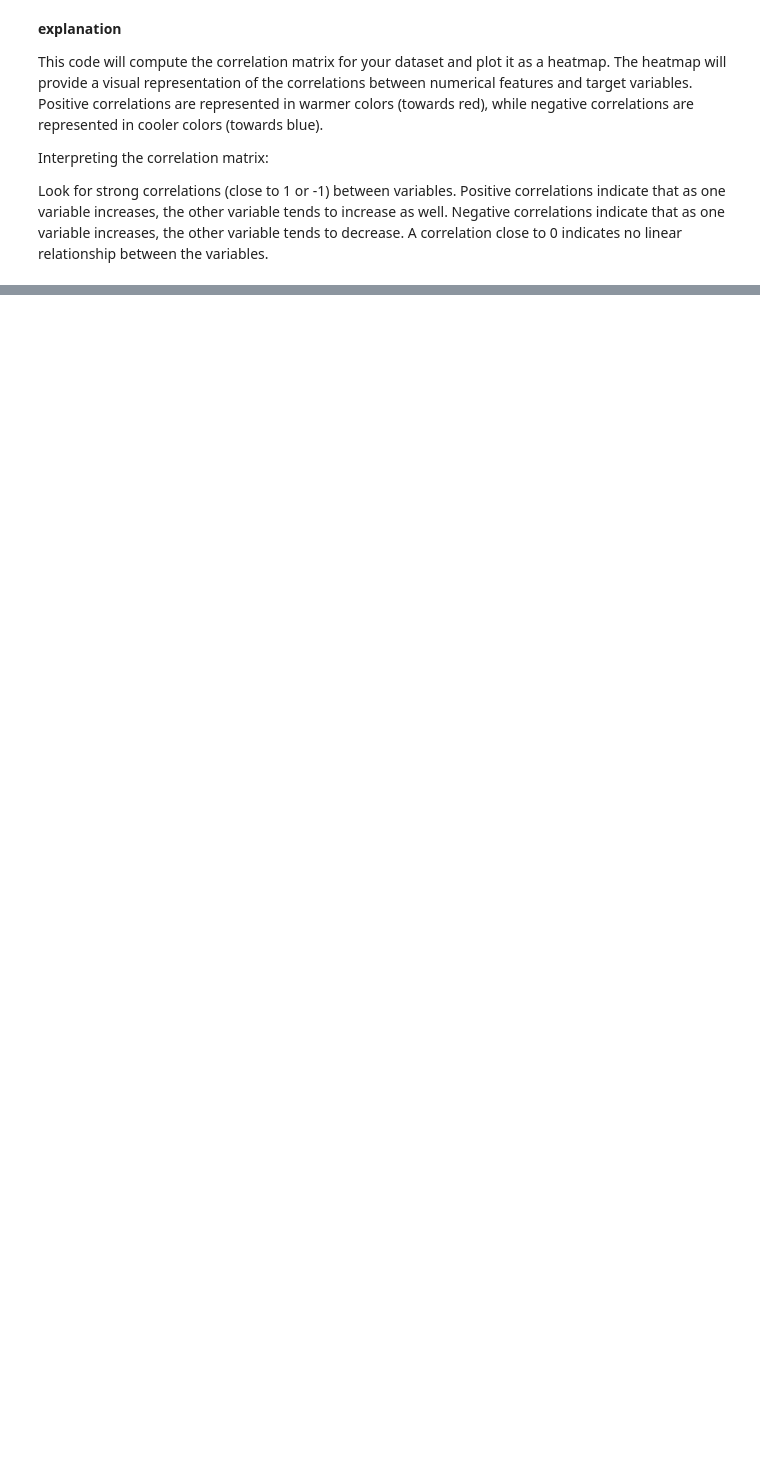
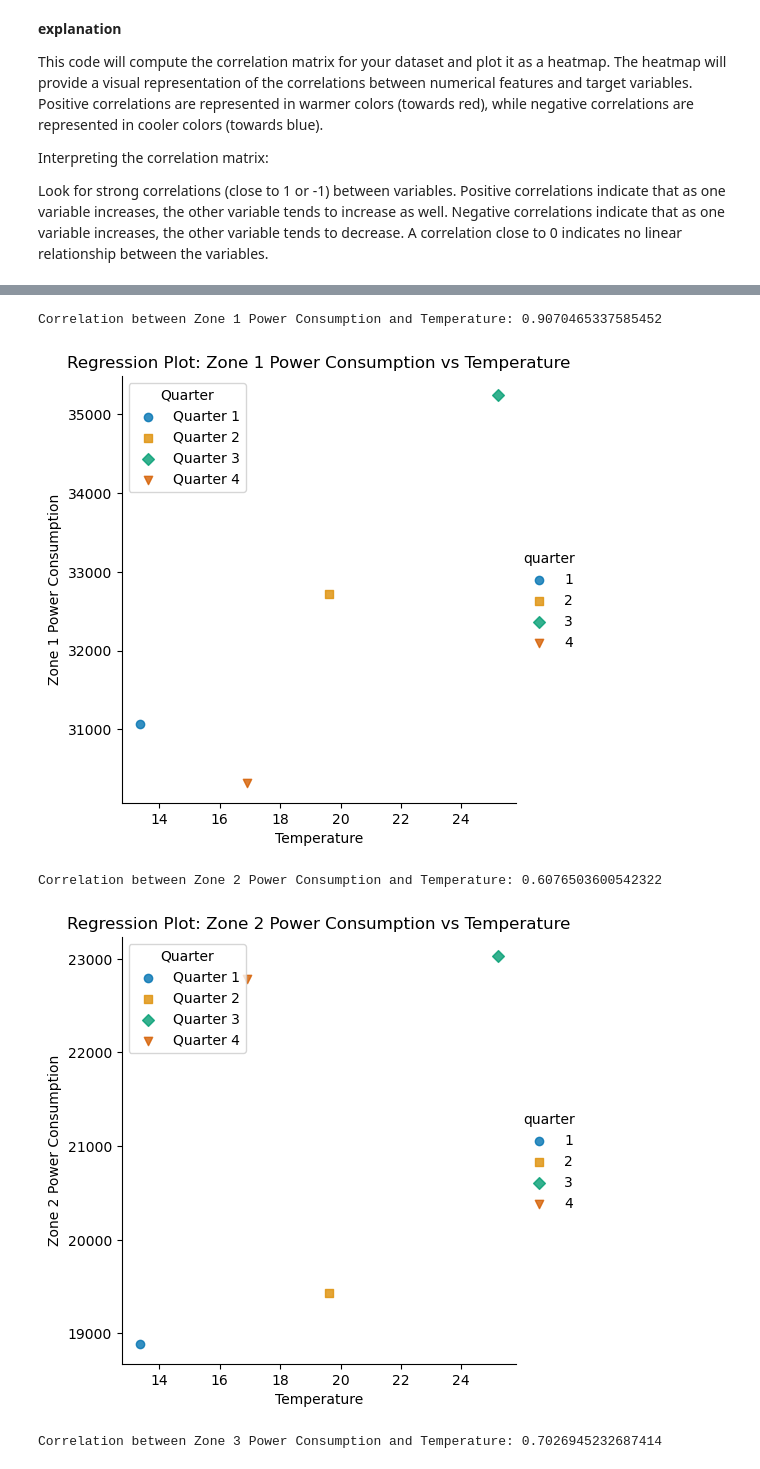
Before and after one commit to Su-mia/ML-Power-Consumption-Prediction, a Jupyter notebook: preprocessing_&_visualisation.ipynb, the cells around one changed output, grey strips where cells are left out. Cells and saved outputs as stored; diff of their text form; code cells hidden in the pictures; blank space fills up the shorter version.

```diff
--- a/preprocessing_&_visualisation.ipynb
+++ b/preprocessing_&_visualisation.ipynb
@@ -169,0 +178,2 @@ A correlation close to 0 indicates no linear relationship between the variables.
+# %%
+Data_agg_quarter = Data
@@ -169,0 +236,38 @@ A correlation close to 0 indicates no linear relationship between the variables.
+# %%
+import seaborn as sns
+import matplotlib.pyplot as plt
+
+grouped_data = Data_agg_quarter.groupby('quarter')
+average_data = grouped_data.agg({
+    'Temperature': 'mean',
+    'Zone 1 Power Consumption': 'mean',
+    'Zone 2 Power Consumption': 'mean',
+    'Zone 3 Power Consumption': 'mean'
+}).reset_index()
+
+zones_consumption = ['Zone 1 Power Consumption', 'Zone 2 Power Consumption', 'Zone 3 Power Consumption']
+unique_quarters = average_data['quarter'].unique()
+
+markers = ['o', 's', 'D', 'v', '^', '<', '>', 'p', 'h', 'H', 'd']
+
+for zone in zones_consumption:
+
+    correlation = average_data[[zone, 'Temperature']].corr().iloc[0, 1]
+    print(f"Correlation between {zone} and Temperature: {correlation}")
+
+    # Plotting the regression plot with hue set to quarter
+    sns.lmplot(x='Temperature', y=zone, hue='quarter', data=average_data, ci=None, palette='colorblind', markers=markers[:len(unique_quarters)])
+    plt.title(f'Regression Plot: {zone} vs Temperature')
+    plt.xlabel('Temperature')
+    plt.ylabel(zone)
+
+    # Adding legend with quarter labels
+    plt.legend(title='Quarter', labels=[f'Quarter {q}' for q in unique_quarters])
+
+    plt.show()
+# %% [output]
+Correlation between Zone 1 Power Consumption and Temperature: 0.9070465337585452
+[figure, added]
+Correlation between Zone 2 Power Consumption and Temperature: 0.6076503600542322
+[figure, added]
+Correlation between Zone 3 Power Consumption and Temperature: 0.7026945232687414
```
Also changed, not shown: parts of 33 cells of this notebook.
